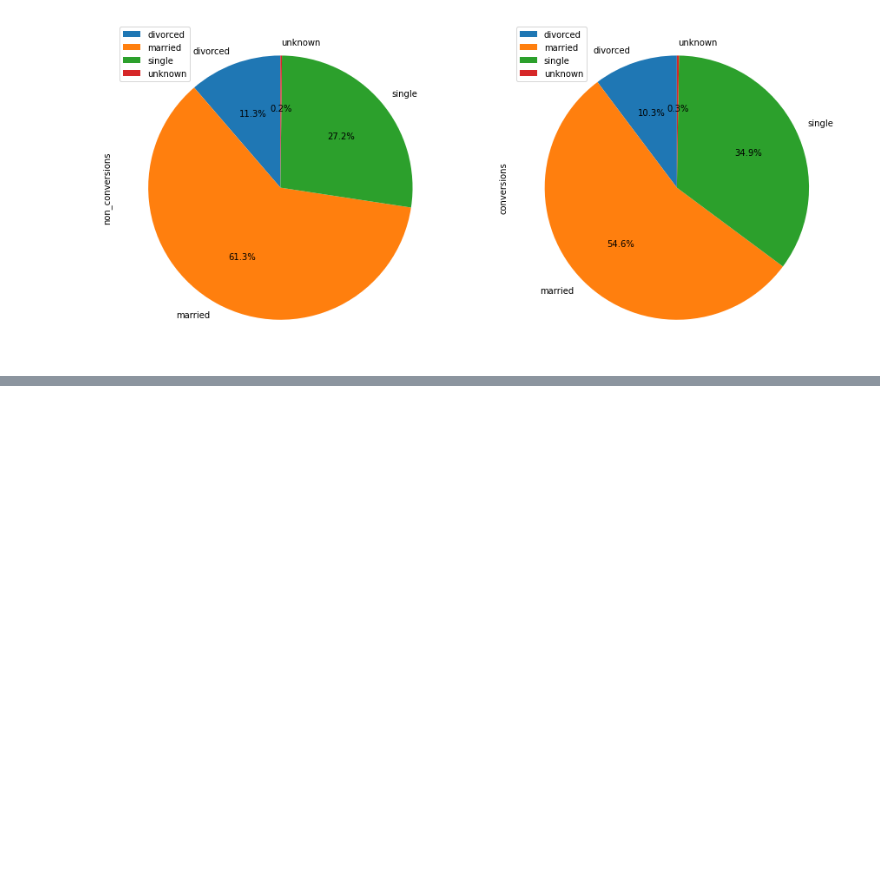
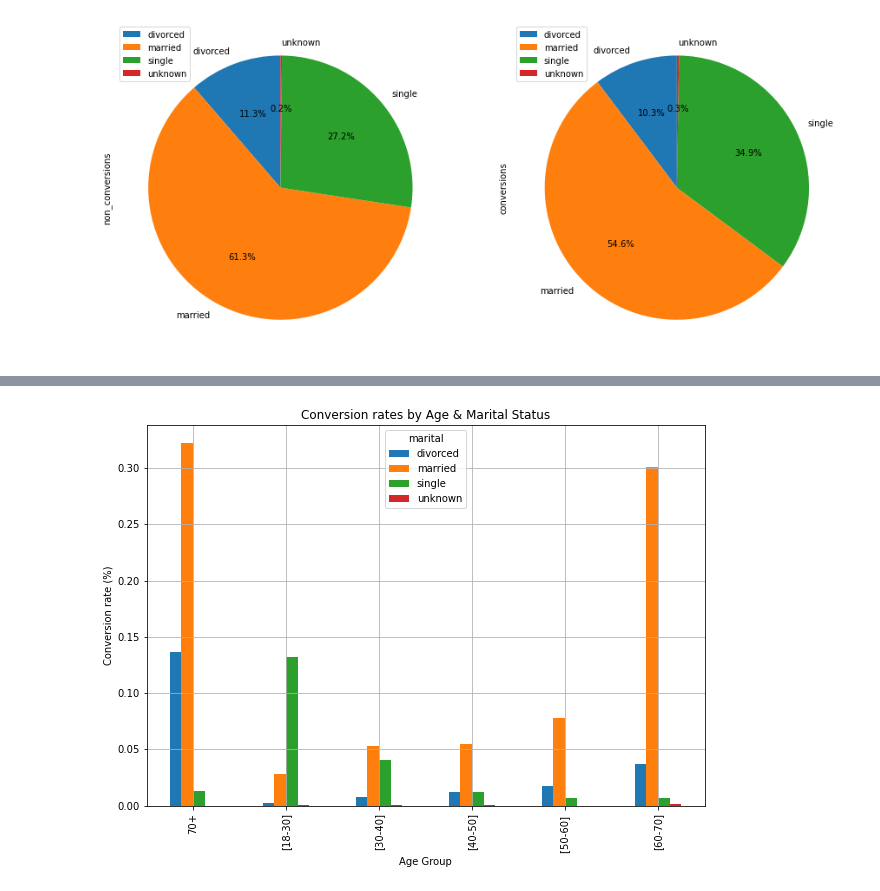
Before and after one commit to jacodetunde/Customer_Conversion, a Jupyter notebook: Customer_Conversion.ipynb, the cells around one changed output, grey strips where cells are left out. Drawn from its saved outputs; the diff is of its cells as text; code cells hidden in the pictures; blank space fills up the shorter version.

```diff
--- a/Customer_Conversion.ipynb
+++ b/Customer_Conversion.ipynb
@@ -136,3 +136,8 @@ autopct=lambda x: '%0.1f%%' %x)
 plt.show()
 # %% [output]
 [figure]
+# %%
+#Conversion by age and marital status
+age_marital_df = df.groupby(['age_group', 'marital'])['conversion'].sum().unstack('marital').fillna(0)
+
+age_marital_df = age_marital_df.divide(df.groupby(by='age_group')['conversion'].count(), axis=0)
@@ -138,0 +155,14 @@ plt.show()
+# %%
+# Visualize
+ax = age_marital_df.plot(
+kind='bar',
+grid=True,
+figsize=(10,7)
+)
+ax.set_title('Conversion rates by Age & Marital Status')
+ax.set_xlabel('Age Group')
+ax.set_ylabel('Conversion rate (%)')
+
+plt.show()
+# %% [output]
+[figure, added]
```
Also changed, not shown: parts of 4 cells of this notebook.
